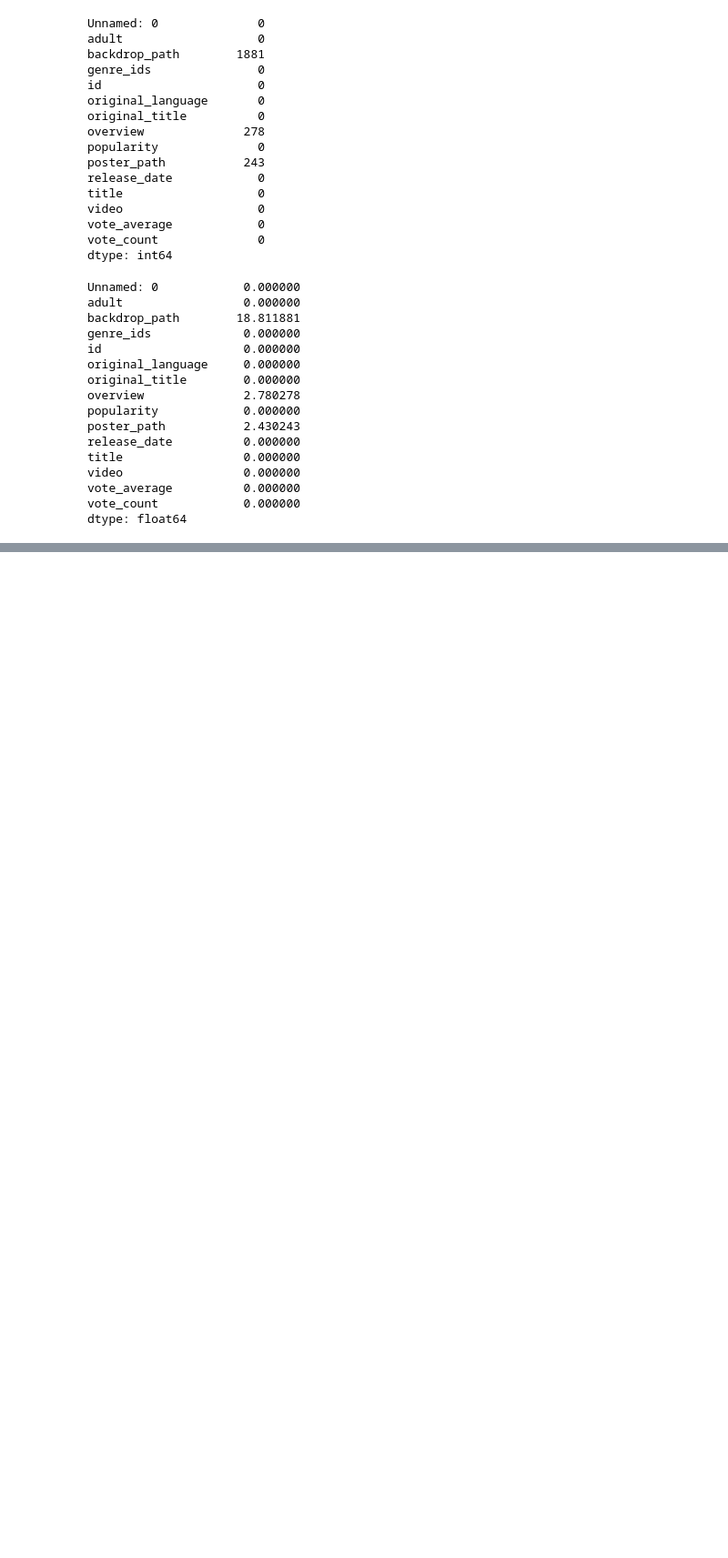
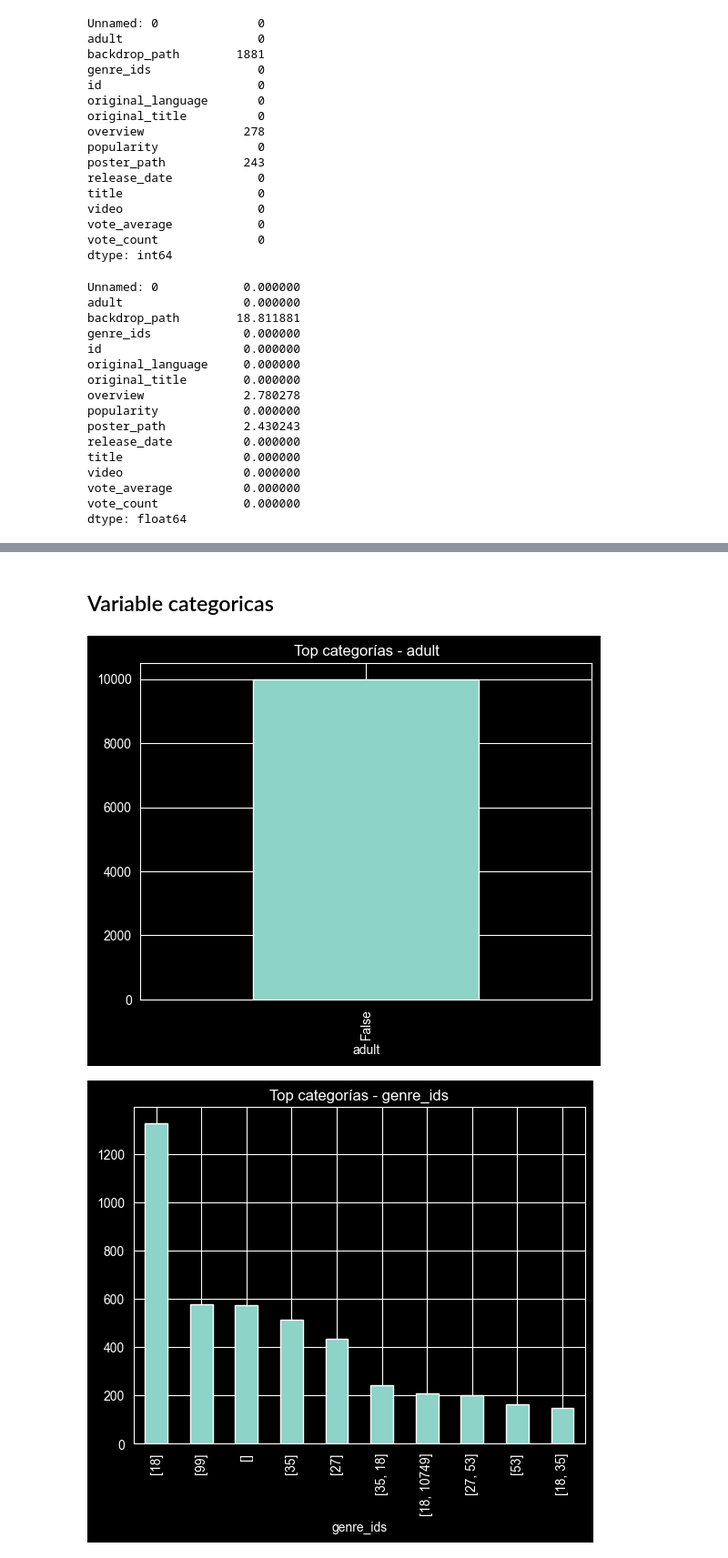
Before and after one commit to MauOrtizC/ProyectoII, a Jupyter notebook: notebooks/01_EDA_TMDB.ipynb, the cells around one changed output, grey strips where cells are left out. Shown at 91% size. Cells and saved outputs as stored; diff of their text form; code cells hidden in the pictures; blank space fills up the shorter version.

```diff
--- a/notebooks/01_EDA_TMDB.ipynb
+++ b/notebooks/01_EDA_TMDB.ipynb
@@ -224,0 +307,11 @@ dtype: float64
+# %% [markdown]
+## Variable categoricas
+# %%
+
+for col in cat_cols:
+    df[col].value_counts().head(10).plot(kind="bar")
+    plt.title(f"Top categorías - {col}")
+    plt.show()
+# %% [output]
+[figure, added]
+[figure, added]
```
Also changed, not shown: parts of 23 cells of this notebook, 2 other files.
